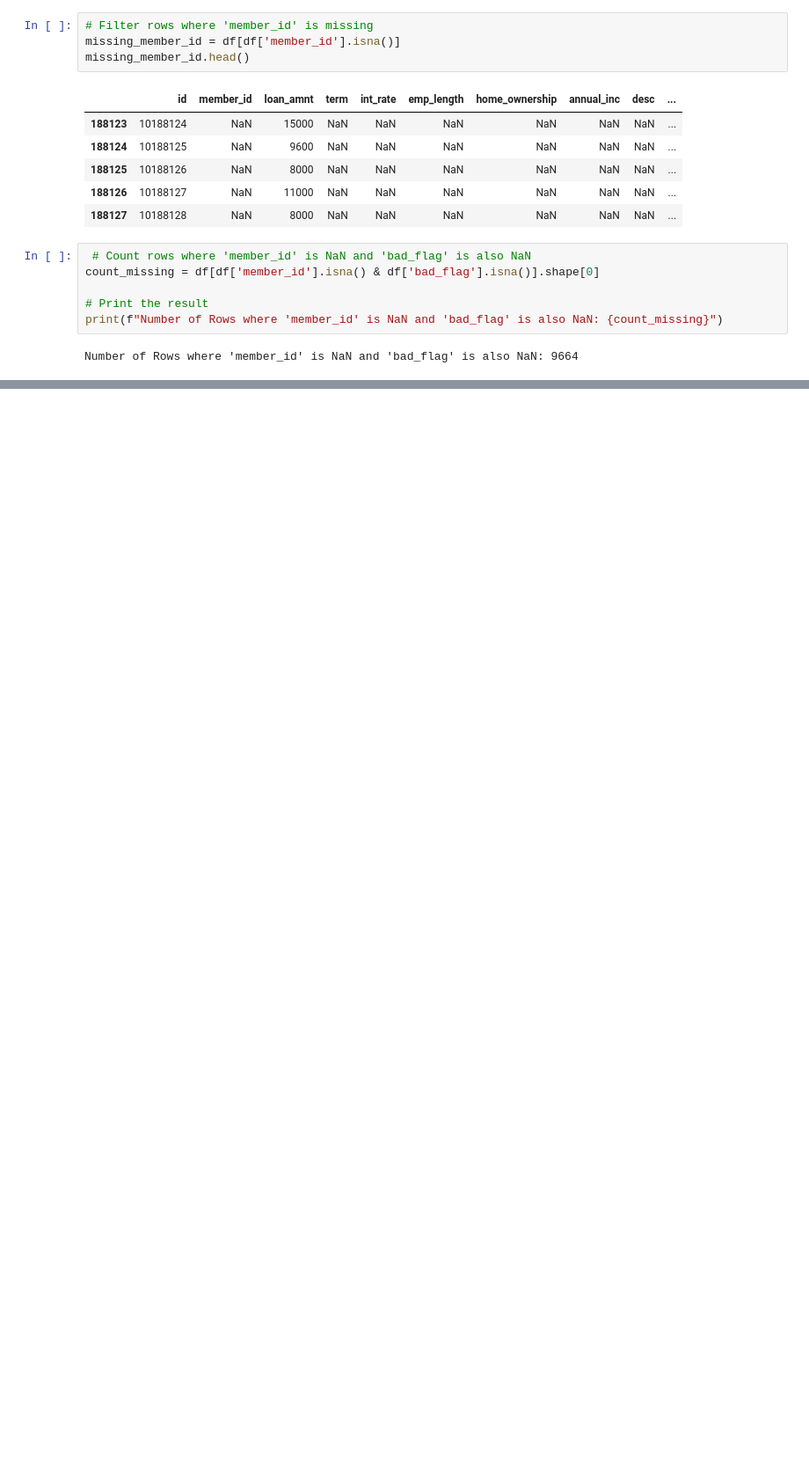
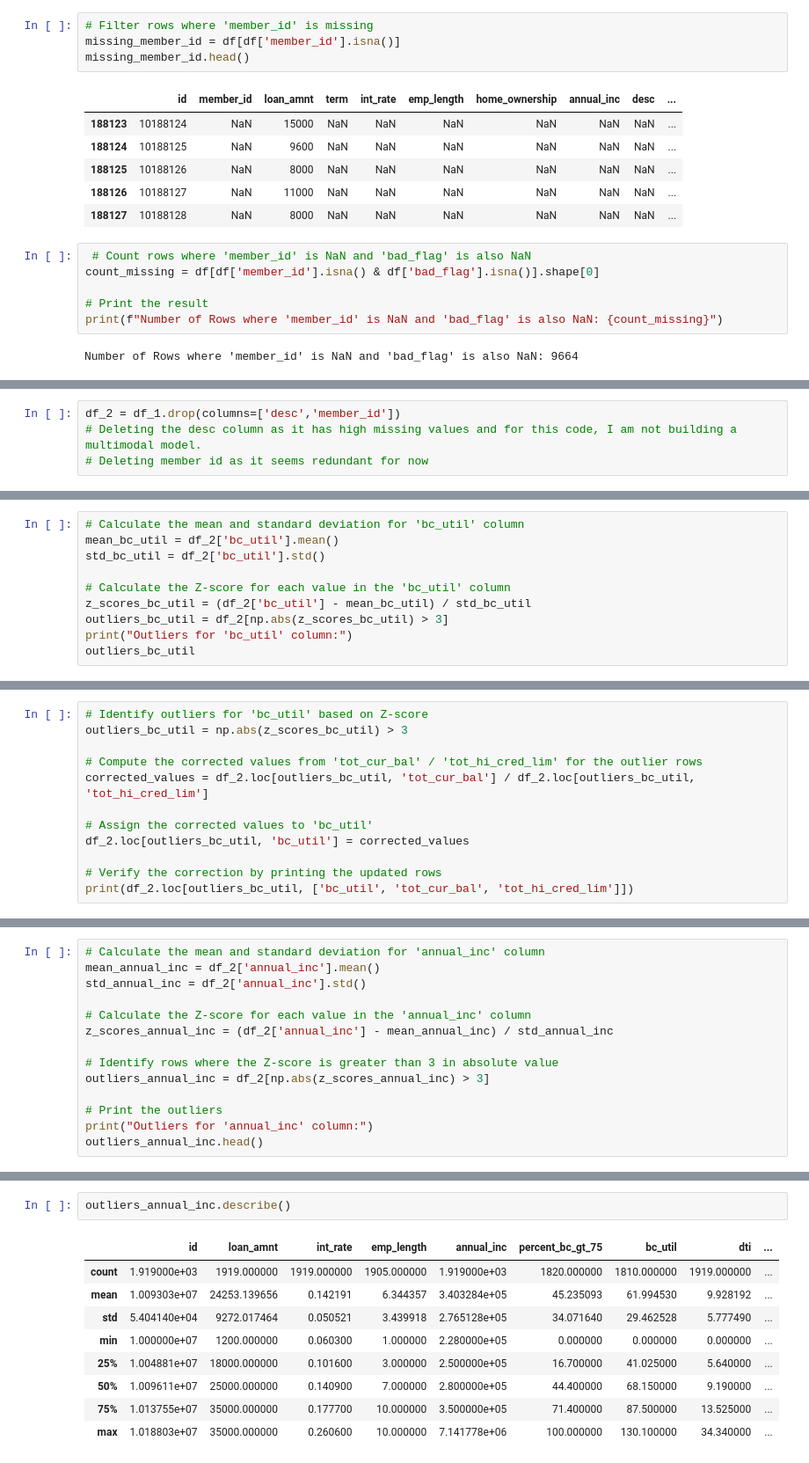
Before and after one commit to swatipadhee/Loan, a Jupyter notebook: EDA.ipynb, the cells around one changed output, grey strips where cells are left out. Shown at 88% size. Drawn from its saved outputs; the diff is of its cells as text; blank space fills up the shorter version.

Commit message:
Update EDA.ipynb
Outlier Detection

```diff
--- a/EDA.ipynb
+++ b/EDA.ipynb
@@ -221,0 +226,4 @@ Modified DataFrame (after deletion):
+# %%
+df_2 = df_1.drop(columns=['desc','member_id'])
+# Deleting the desc column as it has high missing values and for this code, I am not building a multimodal model.
+# Deleting member id as it seems redundant for now
@@ -221,0 +404,10 @@ Modified DataFrame (after deletion):
+# %%
+# Calculate the mean and standard deviation for 'bc_util' column
+mean_bc_util = df_2['bc_util'].mean()
+std_bc_util = df_2['bc_util'].std()
+
+# Calculate the Z-score for each value in the 'bc_util' column
+z_scores_bc_util = (df_2['bc_util'] - mean_bc_util) / std_bc_util
+outliers_bc_util = df_2[np.abs(z_scores_bc_util) > 3]
+print("Outliers for 'bc_util' column:")
+outliers_bc_util
@@ -221,0 +426,12 @@ Modified DataFrame (after deletion):
+# %%
+# Identify outliers for 'bc_util' based on Z-score
+outliers_bc_util = np.abs(z_scores_bc_util) > 3
+
+# Compute the corrected values from 'tot_cur_bal' / 'tot_hi_cred_lim' for the outlier rows
+corrected_values = df_2.loc[outliers_bc_util, 'tot_cur_bal'] / df_2.loc[outliers_bc_util, 'tot_hi_cred_lim']
+
+# Assign the corrected values to 'bc_util'
+df_2.loc[outliers_bc_util, 'bc_util'] = corrected_values
+
+# Verify the correction by printing the updated rows
+print(df_2.loc[outliers_bc_util, ['bc_util', 'tot_cur_bal', 'tot_hi_cred_lim']])
@@ -221,0 +447,14 @@ Modified DataFrame (after deletion):
+# %%
+# Calculate the mean and standard deviation for 'annual_inc' column
+mean_annual_inc = df_2['annual_inc'].mean()
+std_annual_inc = df_2['annual_inc'].std()
+
+# Calculate the Z-score for each value in the 'annual_inc' column
+z_scores_annual_inc = (df_2['annual_inc'] - mean_annual_inc) / std_annual_inc
+
+# Identify rows where the Z-score is greater than 3 in absolute value
+outliers_annual_inc = df_2[np.abs(z_scores_annual_inc) > 3]
+
+# Print the outliers
+print("Outliers for 'annual_inc' column:")
+outliers_annual_inc.head()
@@ -221,0 +469,12 @@ Modified DataFrame (after deletion):
+# %%
+outliers_annual_inc.describe()
+# %% [output]
+|  | id | loan_amnt | int_rate | emp_length | annual_inc | percent_bc_gt_75 | bc_util | dti | ... |
+| count | 1.919000e+03 | 1919.000000 | 1919.000000 | 1905.000000 | 1.919000e+03 | 1820.000000 | 1810.000000 | 1919.000000 | ... |
+| mean | 1.009303e+07 | 24253.139656 | 0.142191 | 6.344357 | 3.403284e+05 | 45.235093 | 61.994530 | 9.928192 | ... |
+| std | 5.404140e+04 | 9272.017464 | 0.050521 | 3.439918 | 2.765128e+05 | 34.071640 | 29.462528 | 5.777490 | ... |
+| min | 1.000000e+07 | 1200.000000 | 0.060300 | 1.000000 | 2.280000e+05 | 0.000000 | 0.000000 | 0.000000 | ... |
+| 25% | 1.004881e+07 | 18000.000000 | 0.101600 | 3.000000 | 2.500000e+05 | 16.700000 | 41.025000 | 5.640000 | ... |
+| 50% | 1.009611e+07 | 25000.000000 | 0.140900 | 7.000000 | 2.800000e+05 | 44.400000 | 68.150000 | 9.190000 | ... |
+| 75% | 1.013755e+07 | 35000.000000 | 0.177700 | 10.000000 | 3.500000e+05 | 71.400000 | 87.500000 | 13.525000 | ... |
+| max | 1.018803e+07 | 35000.000000 | 0.260600 | 10.000000 | 7.141778e+06 | 100.000000 | 130.100000 | 34.340000 | ... |
```
Also changed, not shown: parts of 24 cells of this notebook.
